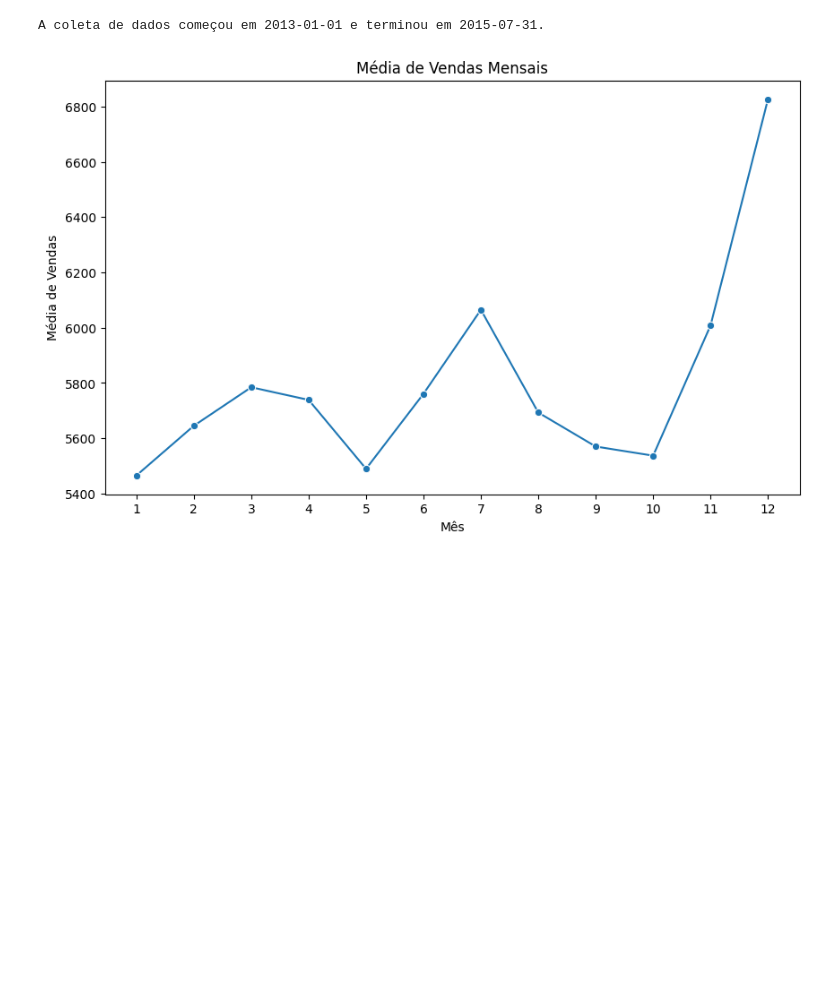
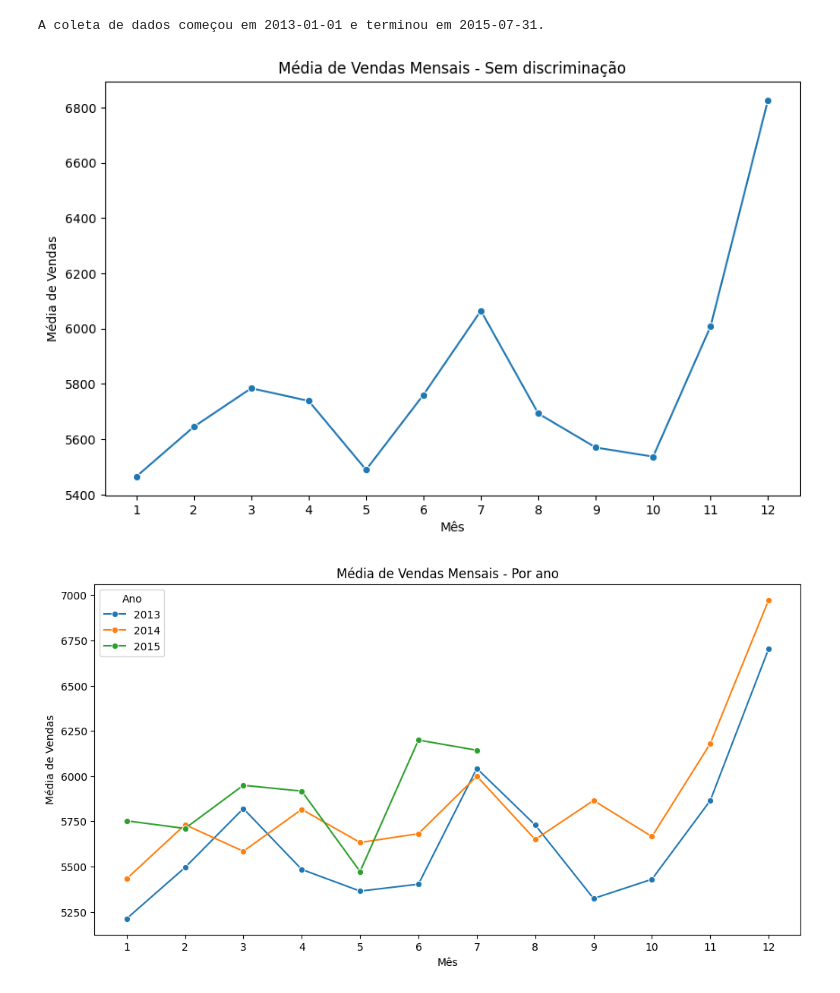
Before and after one commit to klabacher/desafio_pandas, a Jupyter notebook: main.ipynb, the cells around one changed output. Cells and saved outputs as stored; diff of their text form; code cells hidden in the pictures; blank space fills up the shorter version.

```diff
--- a/main.ipynb
+++ b/main.ipynb
@@ -197,15 +204,48 @@ print(f"A coleta de dados começou em {start_date.date()} e terminou em {end_dat
 # %% [output]
 A coleta de dados começou em 2013-01-01 e terminou em 2015-07-31.
 # %%
-df_merged['Date'] = pd.to_datetime(df_merged['Date'])
-df_merged['Month'] = df_merged['Date'].dt.month
-monthly_sales = df_merged.groupby('Month')['Sales'].mean().reset_index()
+# Média de Vendas Mensais - Sem discriminação
+df_merged['Data'] = pd.to_datetime(df_merged['Data'])
+df_merged['Meses'] = df_merged['Data'].dt.month
+monthly_sales = df_merged.groupby('Meses')['Vendas'].mean().reset_index()
 plt.figure(figsize=(10, 6))
-sns.lineplot(data=monthly_sales, x='Month', y='Sales', marker='o')
-plt.title('Média de Vendas Mensais Todas as lojas')
+sns.lineplot(data=monthly_sales, x='Meses', y='Vendas', marker='o')
+plt.title('Média de Vendas Mensais - Sem discriminação')
 plt.xlabel('Mês')
 plt.ylabel('Média de Vendas')
 plt.xticks(range(1, 13))
 plt.show()
+
+# Média de Vendas Mensais - Por ano
+df_merged['Ano'] = df_merged['Data'].dt.year
+yearly_monthly_sales = df_merged.groupby(['Ano', 'Meses'])['Vendas'].mean().reset_index()
+plt.figure(figsize=(12, 6))
+sns.lineplot(data=yearly_monthly_sales, x='Meses', y='Vendas', palette='tab10', hue='Ano', marker='o')
+plt.title('Média de Vendas Mensais - Por ano')
+plt.xlabel('Mês')
+plt.ylabel('Média de Vendas')
+plt.xticks(range(1, 13))
+plt.show()
+
+# Média de Vendas Mensais - Por ano e Tipo de Loja - SEPARADO em tipo b e o resto
+yearly_monthly_store_sales_b = df_merged[df_merged['TipoLoja'] == 'b'].groupby(['Ano', 'Meses', 'TipoLoja'])['Vendas'].mean().reset_index()
+plt.figure(figsize=(14, 8))
+sns.lineplot(data=yearly_monthly_store_sales_b, x='Meses', y='Vendas', palette='tab10', hue='Ano', markers=True)
+plt.title('Média de Vendas Mensais - Por ano e Tipo de Loja B')
+plt.xlabel('Mês')
+plt.ylabel('Média de Vendas')
+plt.xticks(range(1, 13))
+plt.show()
+
+
+yearly_monthly_store_sales = df_merged[df_merged['TipoLoja'].isin(['a', 'c', 'd'])].groupby(['Ano', 'Meses', 'TipoLoja'])['Vendas'].mean().reset_index()
+plt.figure(figsize=(14, 8))
+sns.lineplot(data=yearly_monthly_store_sales, x='Meses', y='Vendas', hue='TipoLoja', style='Ano', markers=True, dashes=False)
+plt.title('Média de Vendas Mensais - Por ano e Tipo de Loja a, c, d')
+plt.xlabel('Mês')
+plt.ylabel('Média de Vendas')
+plt.xticks(range(1, 13))
+plt.show()
 # %% [output]
-[figure, old version]
+[figure, new version]
+[figure, added]
```
Also changed, not shown: parts of 6 cells of this notebook, 1 other file.
